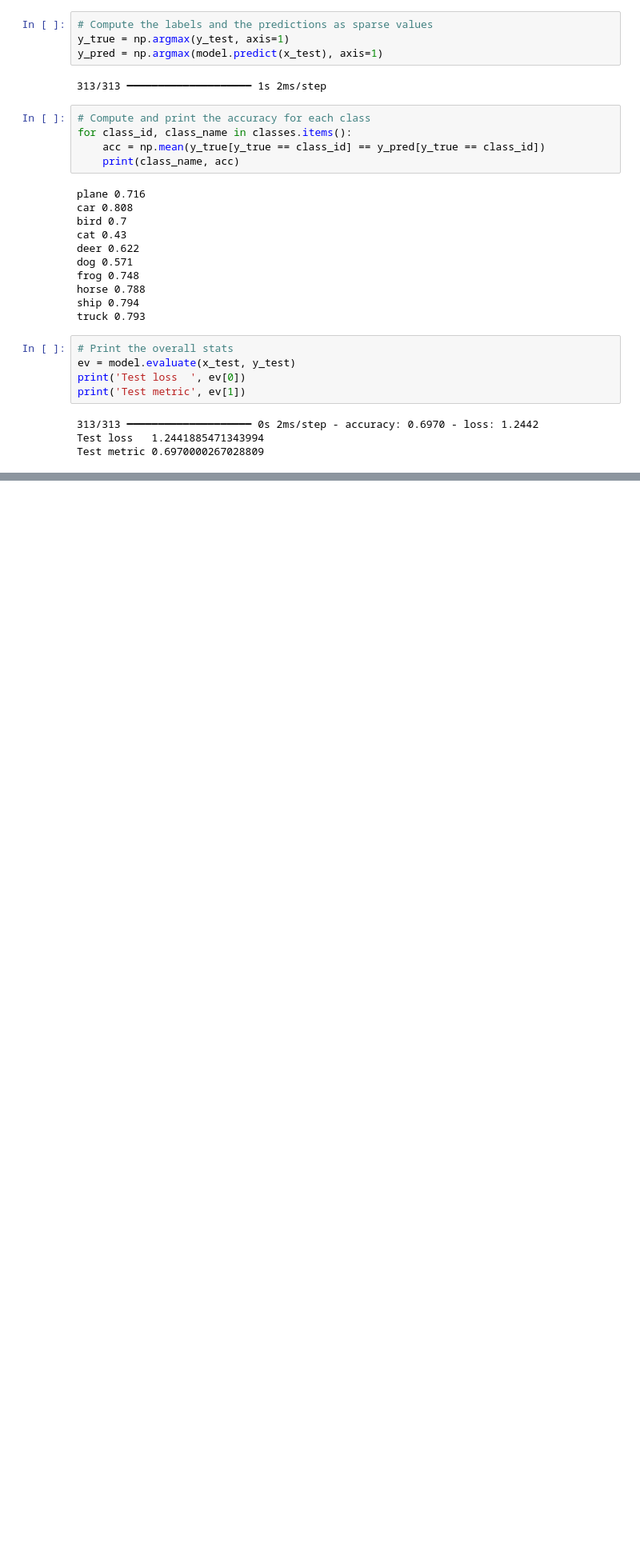
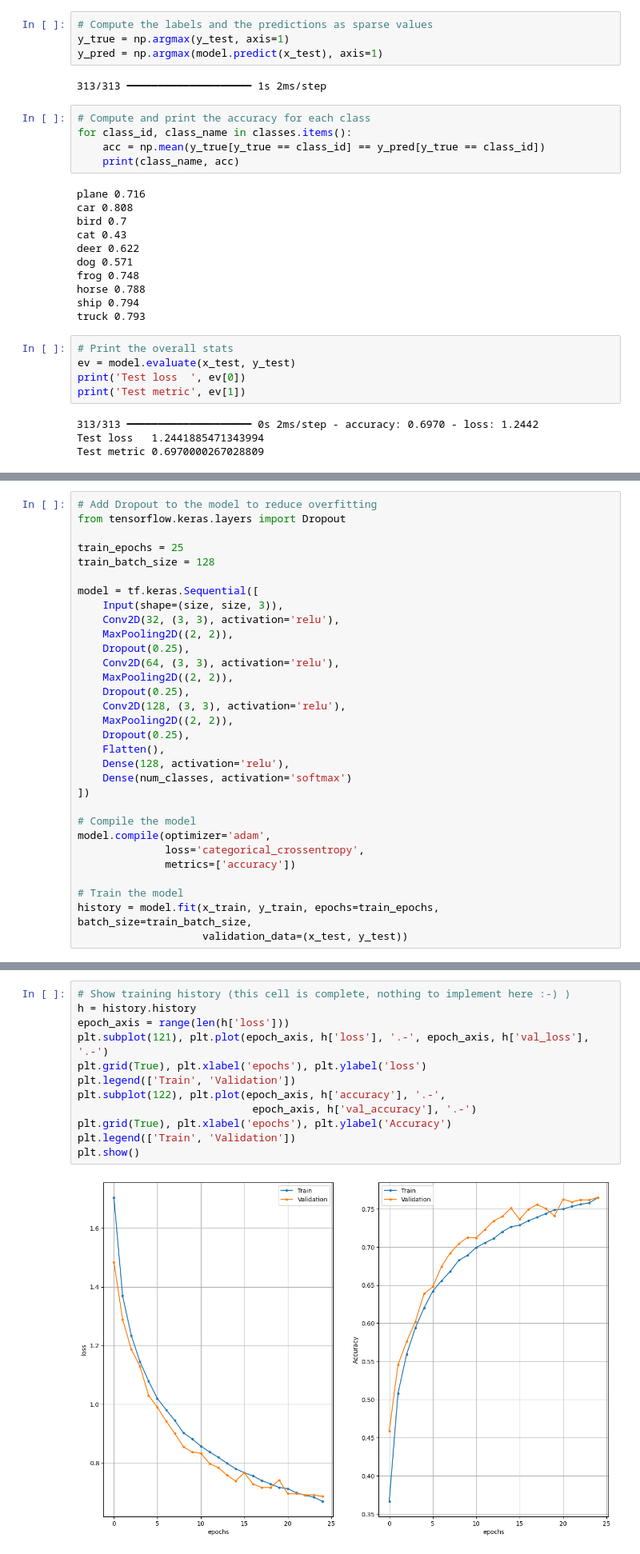
Before and after one commit to debkh/python-cv-ml-homeworks, a Jupyter notebook: notebooks/lesson_14/homework.ipynb, the cells around one changed output, grey strips where cells are left out. Shown at 80% size. Saved outputs shown, nothing was run; the diff lists cells and outputs as text; blank space fills up the shorter version.

```diff
--- a/notebooks/lesson_14/homework.ipynb
+++ b/notebooks/lesson_14/homework.ipynb
@@ -205,0 +247,31 @@ for ii in range(15):
+# %%
+# Add Dropout to the model to reduce overfitting
+from tensorflow.keras.layers import Dropout
+
+train_epochs = 25
+train_batch_size = 128
+
+model = tf.keras.Sequential([
+    Input(shape=(size, size, 3)),
+    Conv2D(32, (3, 3), activation='relu'),
+    MaxPooling2D((2, 2)),
+    Dropout(0.25),
+    Conv2D(64, (3, 3), activation='relu'),
+    MaxPooling2D((2, 2)),
+    Dropout(0.25),
+    Conv2D(128, (3, 3), activation='relu'),
+    MaxPooling2D((2, 2)),
+    Dropout(0.25),
+    Flatten(),
+    Dense(128, activation='relu'),
+    Dense(num_classes, activation='softmax')
+])
+
+# Compile the model
+model.compile(optimizer='adam',
+              loss='categorical_crossentropy',
+              metrics=['accuracy'])
+
+# Train the model
+history = model.fit(x_train, y_train, epochs=train_epochs, batch_size=train_batch_size,
+                    validation_data=(x_test, y_test))
@@ -205,0 +296,14 @@ for ii in range(15):
+# %%
+# Show training history (this cell is complete, nothing to implement here :-) )
+h = history.history
+epoch_axis = range(len(h['loss']))
+plt.subplot(121), plt.plot(epoch_axis, h['loss'], '.-', epoch_axis, h['val_loss'], '.-')
+plt.grid(True), plt.xlabel('epochs'), plt.ylabel('loss')
+plt.legend(['Train', 'Validation'])
+plt.subplot(122), plt.plot(epoch_axis, h['accuracy'], '.-',
+                            epoch_axis, h['val_accuracy'], '.-')
+plt.grid(True), plt.xlabel('epochs'), plt.ylabel('Accuracy')
+plt.legend(['Train', 'Validation'])
+plt.show()
+# %% [output]
+[figure, added]
```
Also changed, not shown: parts of 8 cells of this notebook.
